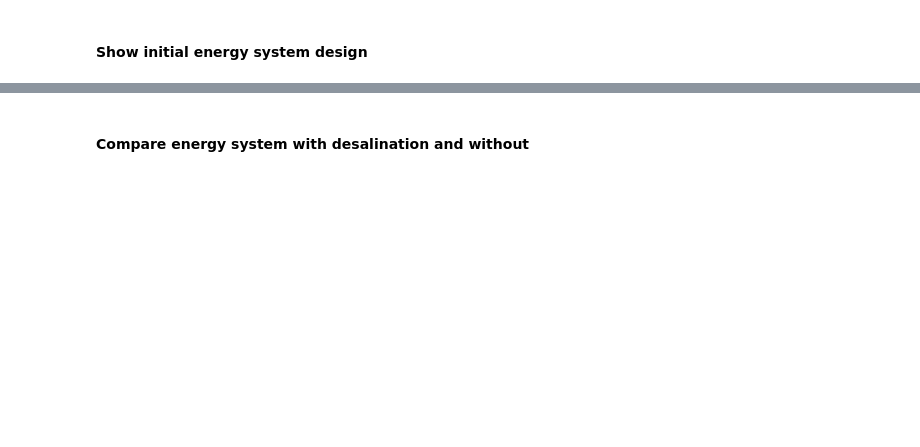
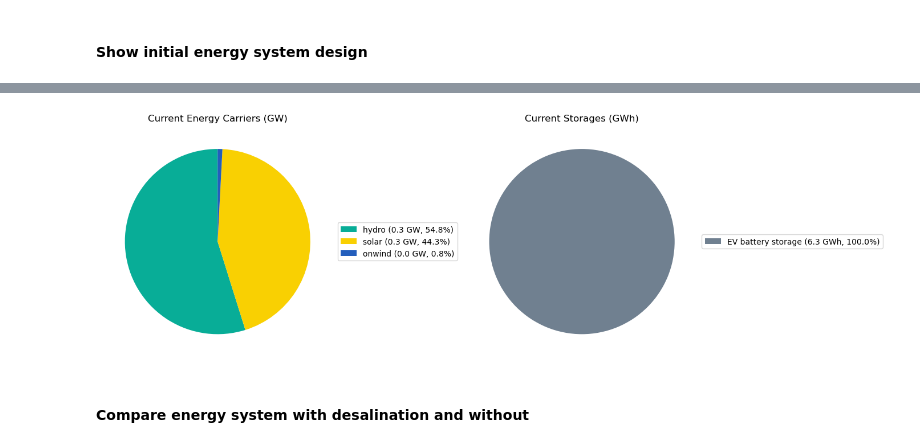
Before and after one commit to doneachh/desalination, a Jupyter notebook: workflow/notebooks/graphics.ipynb, the cells around one changed output, grey strips where cells are left out. Cells and saved outputs as stored; diff of their text form; code cells hidden in the pictures; blank space fills up the shorter version.

```diff
--- a/workflow/notebooks/graphics.ipynb
+++ b/workflow/notebooks/graphics.ipynb
@@ -33,3 +286,71 @@ INFO:pypsa.io:Imported network elec_s_24_ec_lcopt_Co2L0.15_3H_2050_0.094_NZ_199.
+# %%
+# --- Extract data for current energy carriers ---
+energy_carriers = pd.concat([desal.generators[~desal.generators.carrier.str.contains("load", case=False)][["carrier", "p_nom"]], desal.storage_units[["carrier", "p_nom"]]]).groupby("carrier").p_nom.sum().div(1e3).sort_values(ascending=False)
+
+# --- Extract data for current storages ---
+storages = (
+    desal.stores.groupby("carrier")
+    .e_nom.sum()
+    .div(1e3)  # Convert to GWh
+    .sort_values(ascending=False)
+)
+
+# --- Filter: keep only entries > 0 ---
+energy_carriers = energy_carriers[energy_carriers > 0]
+storages = storages[storages > 0]
+storages = storages[~storages.index.isin(["solid biomass", "biogas"])]
+
+# --- Plotting ---
+fig, axes = plt.subplots(1, 2, figsize=(14, 7))
+
+# --- Energy carriers ---
+energy_colors = [get_color(c) for c in energy_carriers.index]
+wedges1, _ = axes[0].pie(
+    energy_carriers,
+    labels=None,   # no labels directly in the chart
+    startangle=90,
+    colors=energy_colors
+)
+axes[0].set_title("Current Energy Carriers (GW)")
+
+# Legend with capacity + share
+labels1 = [
+    f"{c} ({v:.1f} GW, {100*v/energy_carriers.sum():.1f}%)"
+    for c, v in zip(energy_carriers.index, energy_carriers.values)
+]
+axes[0].legend(
+    wedges1,
+    labels1,
+    loc="center left",
+    bbox_to_anchor=(1, 0, 0.5, 1)
+)
+
+# --- Storages ---
+storage_colors = [get_color(c) for c in storages.index]
+wedges2, _ = axes[1].pie(
+    storages,
+    labels=None,
+    startangle=90,
+    colors=storage_colors
+)
+axes[1].set_title("Current Storages (GWh)")
+
+# Legend with capacity + share
+labels2 = [
+    f"{c} ({v:.1f} GWh, {100*v/storages.sum():.1f}%)"
+    for c, v in zip(storages.index, storages.values)
+]
+axes[1].legend(
+    wedges2,
+    labels2,
+    loc="center left",
+    bbox_to_anchor=(1, 0, 0.5, 1)
+)
+
+plt.tight_layout()
+plt.show()
+# %% [output]
+[figure, added]
 # %% [markdown]
 #### Compare energy system with desalination and without
 # %%
```
Also changed, not shown: parts of 15 cells of this notebook.
